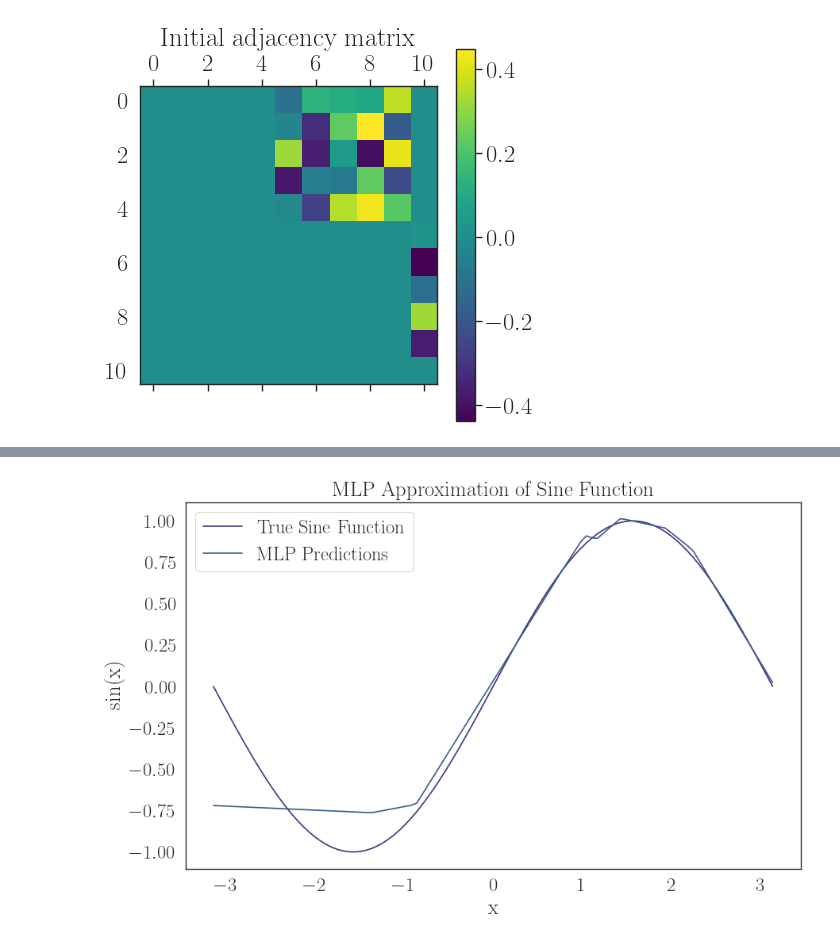
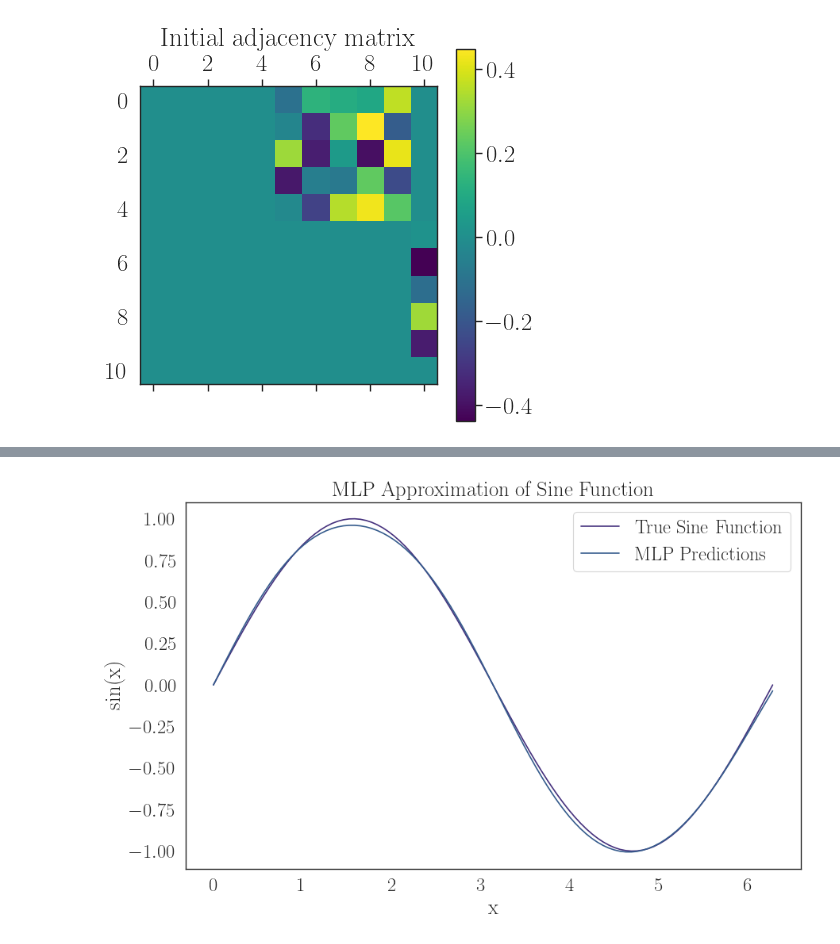
Before and after one commit to ParticularlyPythonicBS/NeuralNetworkEvolution, a Jupyter notebook: nbs/Examples/09_homo_sine_weight_strat.ipynb, the cells around one changed output, grey strips where cells are left out. Saved outputs shown, nothing was run; the diff lists cells and outputs as text; code cells hidden in the pictures.

```diff
--- a/nbs/Examples/09_homo_sine_weight_strat.ipynb
+++ b/nbs/Examples/09_homo_sine_weight_strat.ipynb
@@ -41,13 +41,14 @@ mplstyle.use('fast')
 input_size = 1
 hidden_sizes = [5, 5]
 output_size = 1
-initial_activation_list = [jax.nn.relu]
-activation_list = [jax.nn.relu]
+initial_activation_list = [sin]
+activation_list = [sin]
+bias = False
 num_epochs = 1000
 add_node_every = 50
 seed = 42
 key = jax.random.PRNGKey(42)
-threshold = 9e-4
+threshold = 2e-4
 n_samples = 2000
 learning_rate = 0.01
 
@@ -55,6 +56,7 @@ config = MLPConfig(input_size=input_size,
                 output_size=output_size,
                 hidden_sizes=hidden_sizes,
                 initial_activation_list=initial_activation_list,
+                bias=bias,
                 seed=seed)
 # %%
 config.__dict__.update({'n_samples': n_samples,
@@ -170,7 +166,7 @@ for epoch in range(num_epochs):
             add_key, act_key = jax.random.split(add_key)
             activation = activation_list[jax.random.choice(key, jnp.arange(len(activation_list)))]
             layer = mlp.most_important_layer()
-            mlp.add_neuron(layer_index=layer, activation=activation, key=act_key)
+            mlp.add_neuron(layer_index=layer, activation=activation, bias=bias, key=act_key)
             opt_state = initialize_optimizer_state(mlp, opt)
 
             Update_history.append((epoch, n_neurons, loss, activation.__name__, layer))
@@ -215,19 +211,19 @@ Threshold reached, stopping training at epoch 888
 # %%
-x_test = jnp.linspace(-jnp.pi, jnp.pi, 100).reshape(-1, 1)
+x_test = jnp.linspace(0, 2*jnp.pi, 100).reshape(-1, 1)
 y_test = jnp.sin(x_test)
 y_pred = jax.vmap(mlp)(x_test)
 
 plt.figure(figsize=(10, 6))
 plt.plot(x_test, y_test, label="True Sine Function")
 plt.plot(x_test, y_pred, label="MLP Predictions")
 plt.legend()
 plt.xlabel("x")
 plt.ylabel("sin(x)")
 plt.title("MLP Approximation of Sine Function")
 plt.savefig(f"{fig_folder}/sine_approximation.png")
 wandb.log({"sine approximation": wandb.Image(plt, caption="sine approximation")})
 # %% [output]
-[figure, old version]
+[figure, new version]
 # %%
 Update_history
 # %% [output]
```
Also changed, not shown: parts of 6 cells of this notebook, 13 other files.
